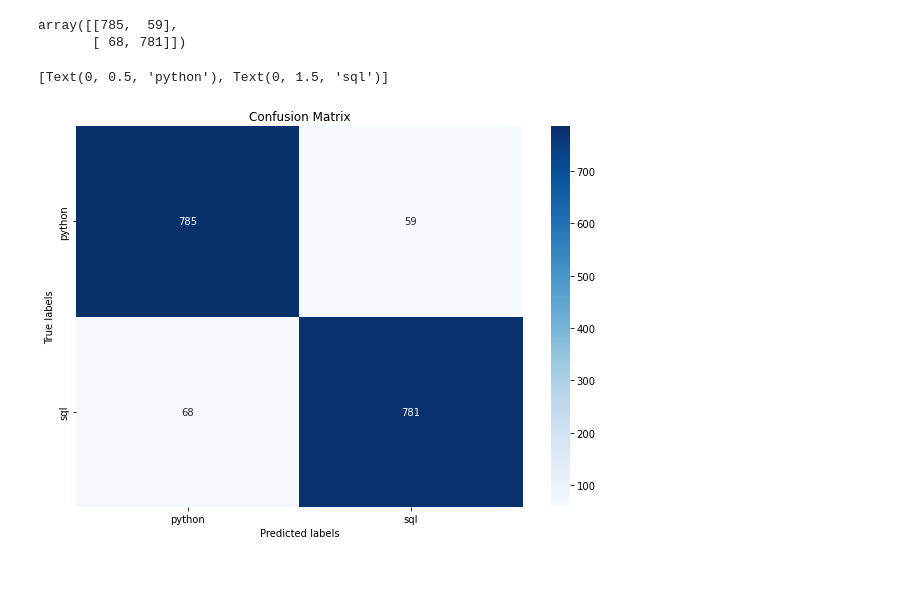
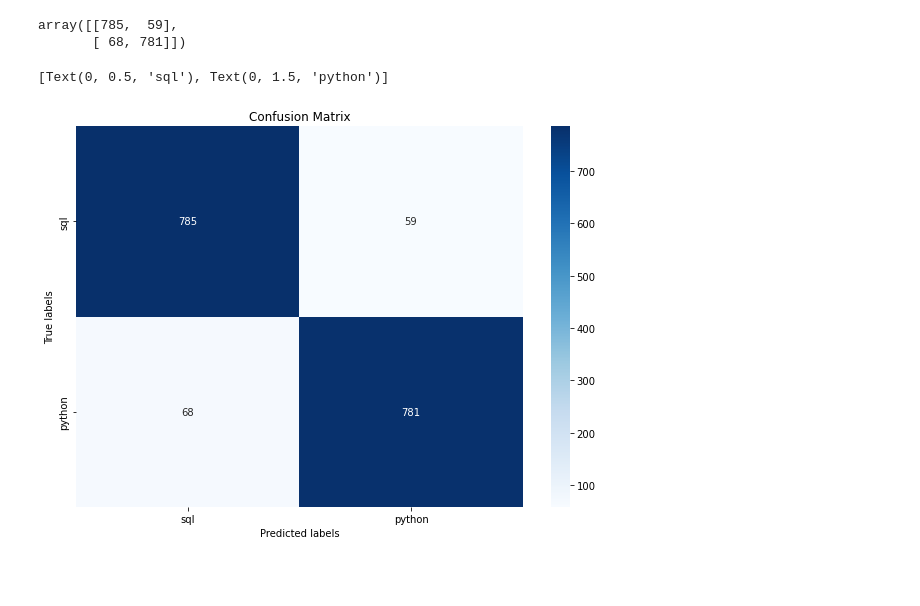
Before and after one commit to rowangayleschaefer/project_NLP_classification_model, a Jupyter notebook: Rowan_Proj3_Part3.ipynb, the cells around one changed output. Cells and saved outputs as stored; diff of their text form; code cells hidden in the pictures.

```diff
--- a/Rowan_Proj3_Part3.ipynb
+++ b/Rowan_Proj3_Part3.ipynb
@@ -608,15 +608,15 @@ array([[785,  59],
 # %%
 plt.figure(figsize=(10, 7))
 ax= plt.subplot()
 sns.heatmap(cm, annot=True, fmt='g', ax=ax, cmap='Blues');
 
 # labels, title and ticks
 ax.set_xlabel('Predicted labels');ax.set_ylabel('True labels');
 ax.set_title('Confusion Matrix');
-ax.xaxis.set_ticklabels(['python', 'sql']); ax.yaxis.set_ticklabels(['python', 'sql'])
+ax.xaxis.set_ticklabels(['sql', 'python']); ax.yaxis.set_ticklabels(['sql', 'python'])
 # %% [output]
-[Text(0, 0.5, 'python'), Text(0, 1.5, 'sql')]
+[Text(0, 0.5, 'sql'), Text(0, 1.5, 'python')]
-[figure, old version]
+[figure, new version]
 # %% [markdown]
 <font color=white>.</font>
 # %% [markdown]
```
